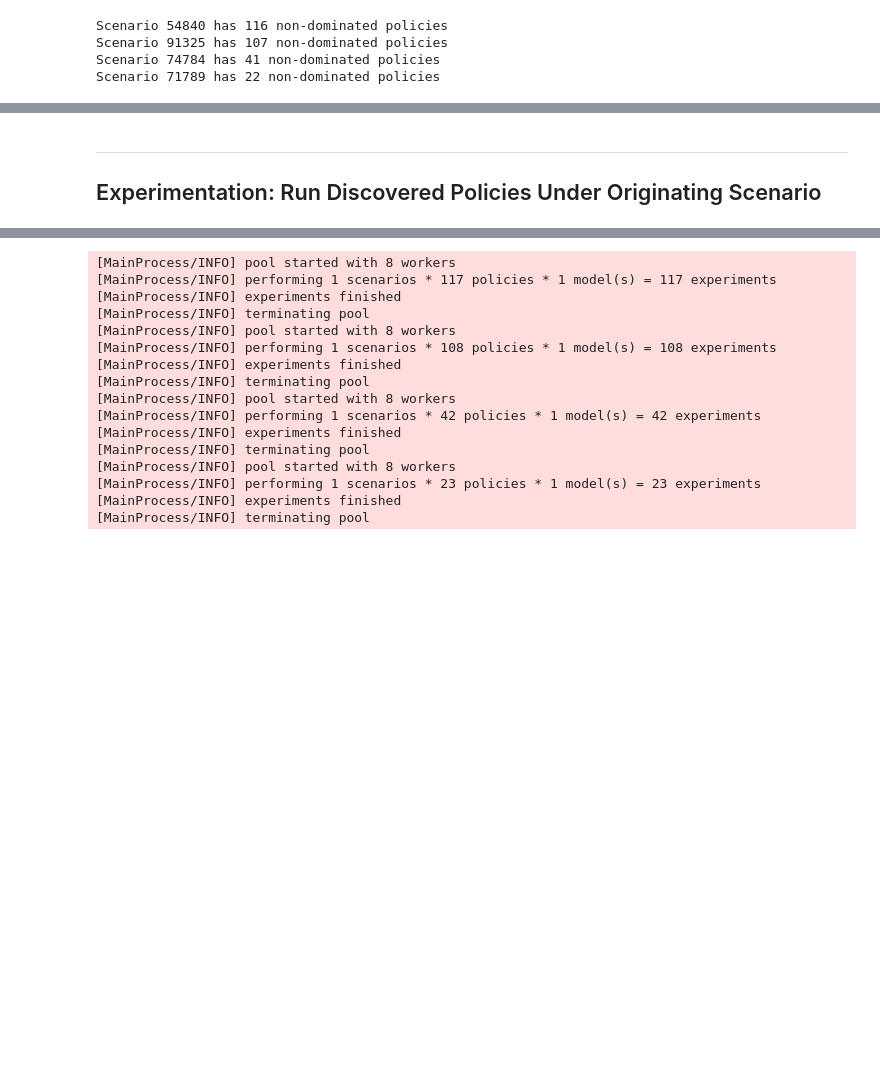
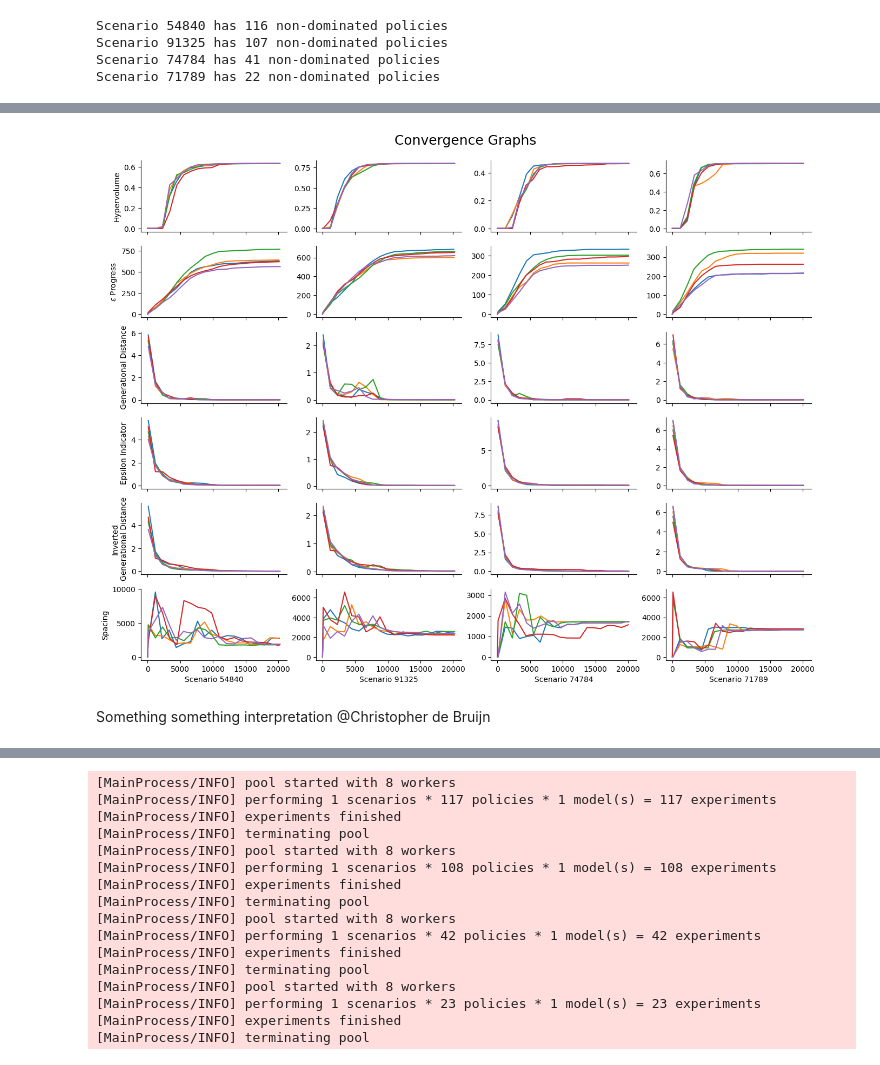
Before and after one commit to ghsher/epa1361_group15, a Jupyter notebook: final assignment/Directed Search.ipynb, the cells around one changed output, grey strips where cells are left out. Drawn from its saved outputs; the diff is of its cells as text; code cells hidden in the pictures; blank space fills up the shorter version.

```diff
--- a/final assignment/Directed Search.ipynb
+++ b/final assignment/Directed Search.ipynb
@@ -174,3 +166,37 @@ for scenario in scenarios:
-# %% [markdown]
-----------------------------
-## Experimentation: Run Discovered Policies Under Originating Scenario
+# %%
+fig, axes = plt.subplots(nrows=6, ncols=len(scenarios), figsize=(16, 12), sharex=True)
+
+for i, scenario in enumerate(scenarios):
+    for metrics, convergence in zip(convergence_metrics[scenario],
+                                    convergences[scenario]):
+        axes[0][i].plot(metrics.nfe, metrics.hypervolume)
+
+        axes[1][i].plot(convergence.nfe, convergence.epsilon_progress)
+
+        axes[2][i].plot(metrics.nfe, metrics.generational_distance)
+
+        axes[3][i].plot(metrics.nfe, metrics.epsilon_indicator)
+
+        axes[4][i].plot(metrics.nfe, metrics.inverted_gd)
+
+        axes[5][i].plot(metrics.nfe, metrics.spacing)
+
+    # for j in range(6):
+    #     axes[j][i].set
+
+    axes[5][i].set_xlabel(f'Scenario {scenario}')
+
+fig.suptitle(f'Convergence Graphs', fontsize=18, y=0.92)
+axes[0][0].set_ylabel("Hypervolume")
+axes[1][0].set_ylabel("$\epsilon$ Progress")
+axes[2][0].set_ylabel("Generational Distance")
+axes[3][0].set_ylabel("Epsilon Indicator")
+axes[4][0].set_ylabel("Inverted\nGenerational Distance")
+axes[5][0].set_ylabel("Spacing")
+sns.despine(fig)
+plt.savefig(f'img/convergence_graphs.png')
+plt.show()
+# %% [output]
+[figure, added]
+# %% [markdown]
+Something something interpretation @Christopher de Bruijn
```
Also changed, not shown: parts of 44 cells of this notebook, 2 other files.
